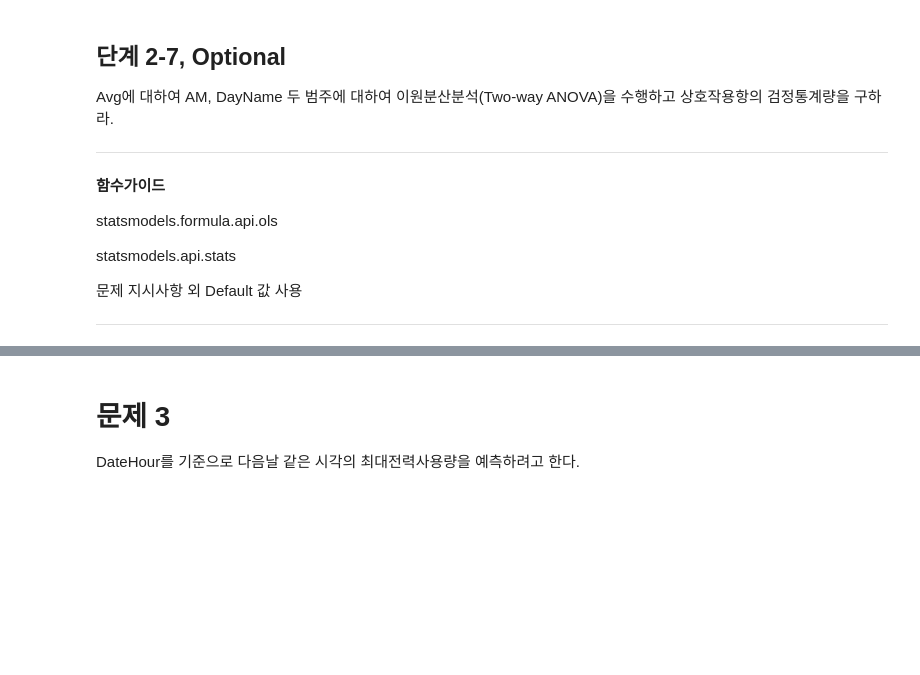
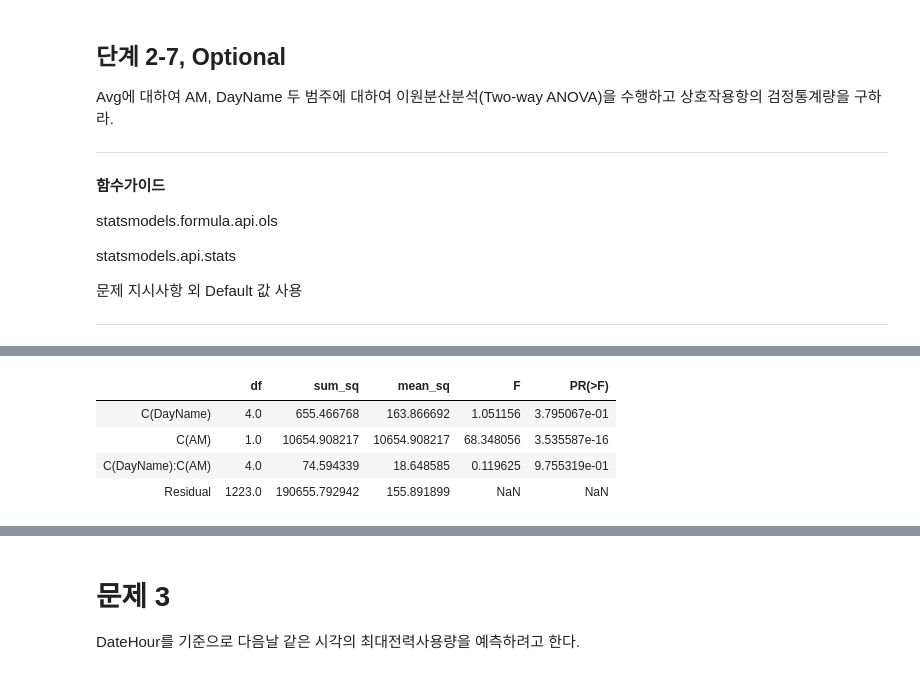
Before and after one commit to sunkusun9/DS_lv3_2411, a Jupyter notebook: sec_ds_lv3_prob3_prob.ipynb, the cells around one changed output, grey strips where cells are left out. Drawn from its saved outputs; the diff is of its cells as text; code cells hidden in the pictures; blank space fills up the shorter version.

```diff
--- a/sec_ds_lv3_prob3_prob.ipynb
+++ b/sec_ds_lv3_prob3_prob.ipynb
@@ -1074,0 +1125,12 @@ statsmodels.api.stats
+# %%
+C_ = C
+del C
+lm = ols('Avg ~ C(DayName)*C(AM)', df_prob2).fit()
+C = C_
+stats.anova_lm(lm, typ='I') # AM, F : 68.336721
+# %% [output]
+|  | df | sum_sq | mean_sq | F | PR(>F) |
+| C(DayName) | 4.0 | 655.466768 | 163.866692 | 1.051156 | 3.795067e-01 |
+| C(AM) | 1.0 | 10654.908217 | 10654.908217 | 68.348056 | 3.535587e-16 |
+| C(DayName):C(AM) | 4.0 | 74.594339 | 18.648585 | 0.119625 | 9.755319e-01 |
+| Residual | 1223.0 | 190655.792942 | 155.891899 | NaN | NaN |
```
Also changed, not shown: parts of 108 cells of this notebook.
